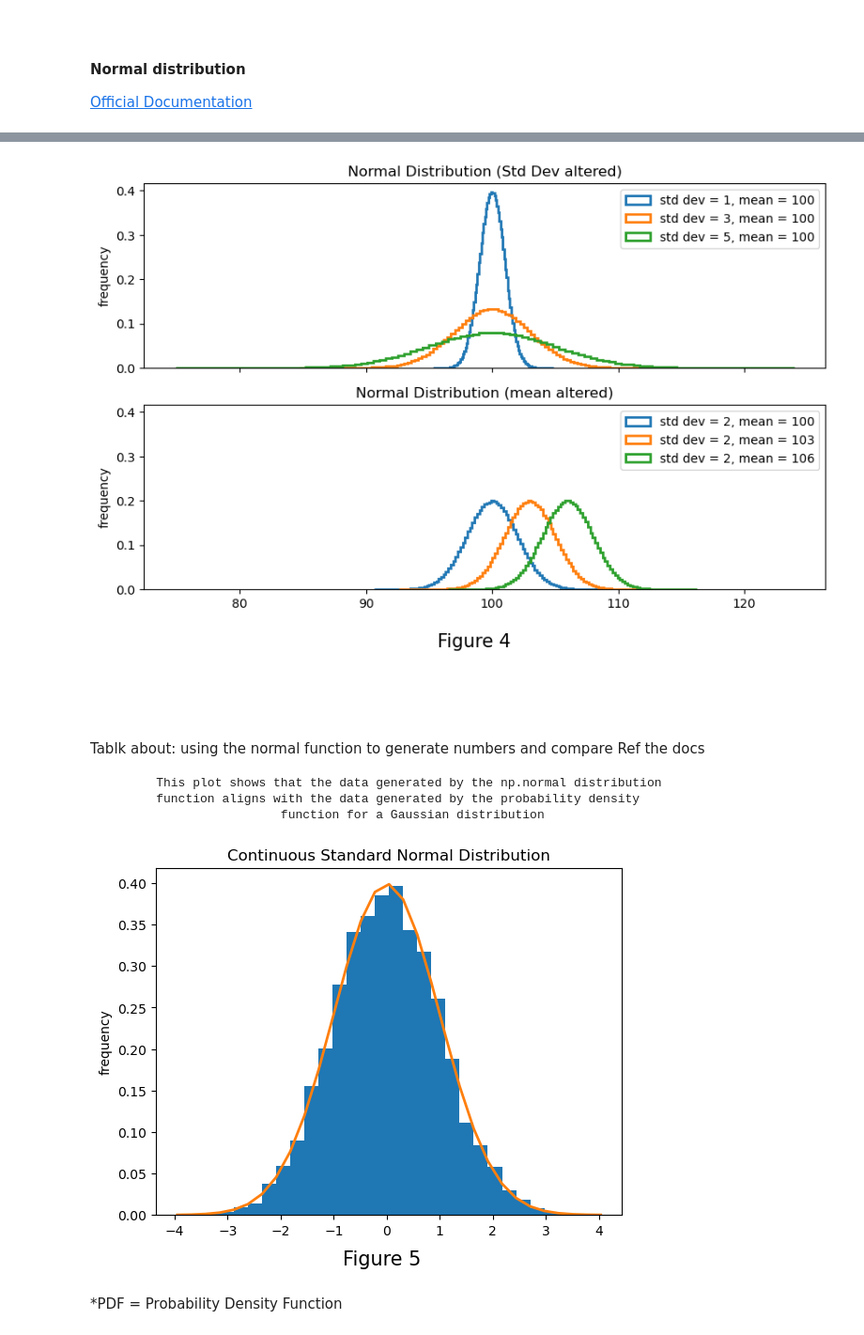
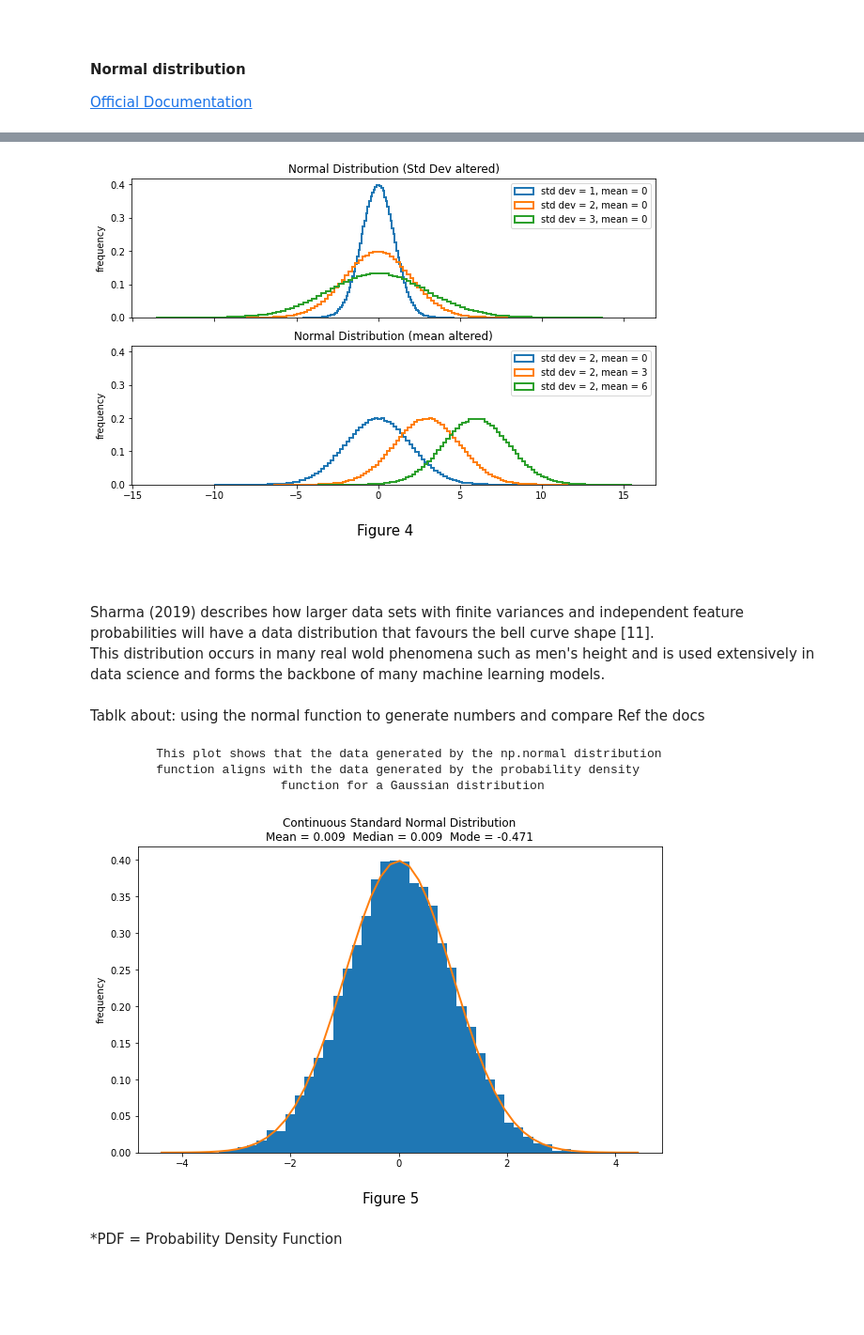
Before and after one commit to CiaranMoran27/playing_with_jupyter, a Jupyter notebook: numpy-random.ipynb, the cells around one changed output, grey strips where cells are left out. Shown at 94% size. Saved outputs shown, nothing was run; the diff lists cells and outputs as text; code cells hidden in the pictures; blank space fills up the shorter version.

```diff
--- a/numpy-random.ipynb
+++ b/numpy-random.ipynb
@@ -337,50 +333,62 @@ def plot_normal_distributions(axis_check, mean, std_dev):
 # generate 2 subpots and pass axis_check, mean and std dev to plotting function
 Fig, (ax1, ax2) = plt.subplots(2, 1, sharex = True, sharey = True, figsize = (10, 6))
 plt.figtext(0.5, 0.0, 'Figure 4', wrap=True, horizontalalignment = 'center', fontsize = 15)
-plot_normal_distributions('axis_1', mean = 100, std_dev = 1)
-plot_normal_distributions('axis_1', mean = 100, std_dev = 3)
-plot_normal_distributions('axis_1', mean = 100, std_dev = 5)
-plot_normal_distributions('axis_2', mean = 100, std_dev = 2)
-plot_normal_distributions('axis_2', mean = 103, std_dev = 2)
-plot_normal_distributions('axis_2', mean = 106, std_dev = 2)
+plot_normal_distributions('axis_1', mean = 0, std_dev = 1)
+plot_normal_distributions('axis_1', mean = 0, std_dev = 2)
+plot_normal_distributions('axis_1', mean = 0, std_dev = 3)
+plot_normal_distributions('axis_2', mean = 0, std_dev = 2)
+plot_normal_distributions('axis_2', mean = 3, std_dev = 2)
+plot_normal_distributions('axis_2', mean = 6, std_dev = 2)
 
 plt.show()
 # %% [output]
-[figure, old version]
+[figure, new version]
 # %% [markdown]
 <br>
-<br>
+<br>Sharma (2019) describes how larger data sets with finite variances and independent feature probabilities will have a data distribution that favours the bell curve shape [11].<br>
+This distribution occurs in many real wold phenomena such as men's height and is used extensively in data science and forms the backbone of many machine learning models. <br>
+
 <br> Tablk about: using the normal function to generate numbers and compare Ref the docs
 # %%
 # plot Continuous Standard Normal Distribution
 # define variables
 mean = 0
 std_dev = 1
 
 # generate normal array
 normal_array = np.random.normal(mean, std_dev, 10000)
 
 # plot histogram given normal array
-count, bins, ignored = plt.hist(normal_array, 30, density = True)
+fig, ax = plt.subplots(figsize = (10, 6))
+count, bins, ignored = plt.hist(normal_array, 50, density = True)
 plt.figtext(0.5, 0.0, 'Figure 5', wrap=True, horizontalalignment = 'center', fontsize = 15)
 
 # define probability density function (equation shown in PDF1 below)
 f = 1/(std_dev * np.sqrt(2 * np.pi)) * np.exp(-(bins - mean)**2/(2 * std_dev**2))
-plt.plot(bins, f, linewidth = 2);                     # plot probability density line
-plt.title('Continuous Standard Normal Distribution');
-plt.ylabel('frequency');                              # plot probability density line
+
+# calc 3x stats for normal curve
+mean = round(statistics.mean(normal_array), 3)
+median = round(statistics.median(normal_array), 3)
+mode = round(statistics.mode(normal_array), 3)
+
+# plot probability density line
+plt.plot(bins, f, linewidth = 2);
+plt.ylabel('frequency');
+plt.title('Continuous Standard Normal Distribution\nMean = {}  Median = {}  Mode = {}'
+          .format(mean, median, mode));
+
 
 
 # description for plot
 string_spacer = ['         ' for i in range(5)]
 print('\n{}This plot shows that the data generated by the np.normal distribution\n\
 {}function aligns with the data generated by the probability density\n\
 {}                 function for a Gaussian distribution'.format(*string_spacer))
 # %% [output]
          This plot shows that the data generated by the np.normal distribution
          function aligns with the data generated by the probability density
                           function for a Gaussian distribution
-[figure, old version]
+[figure, new version]
 # %% [markdown]
 *PDF = Probability Density Function
 # %% [markdown]
```
Also changed, not shown: parts of 11 cells of this notebook.
